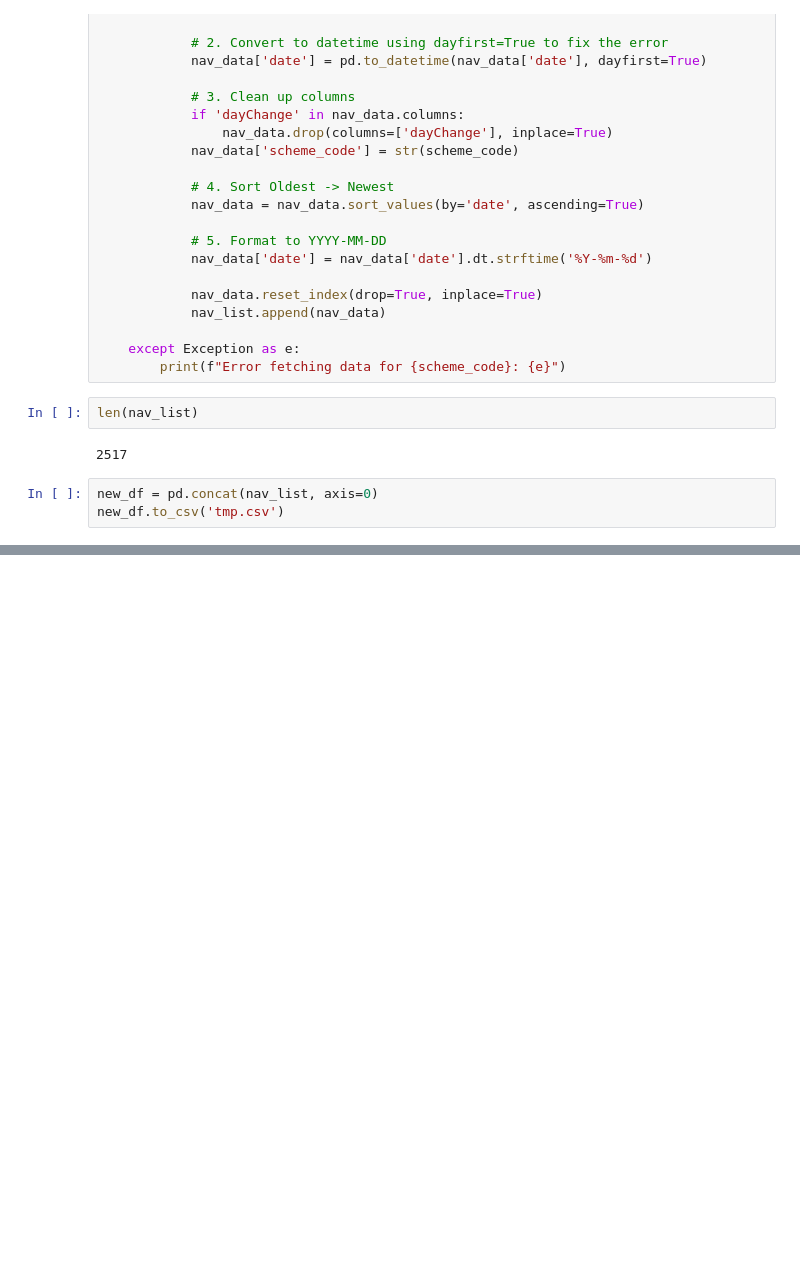
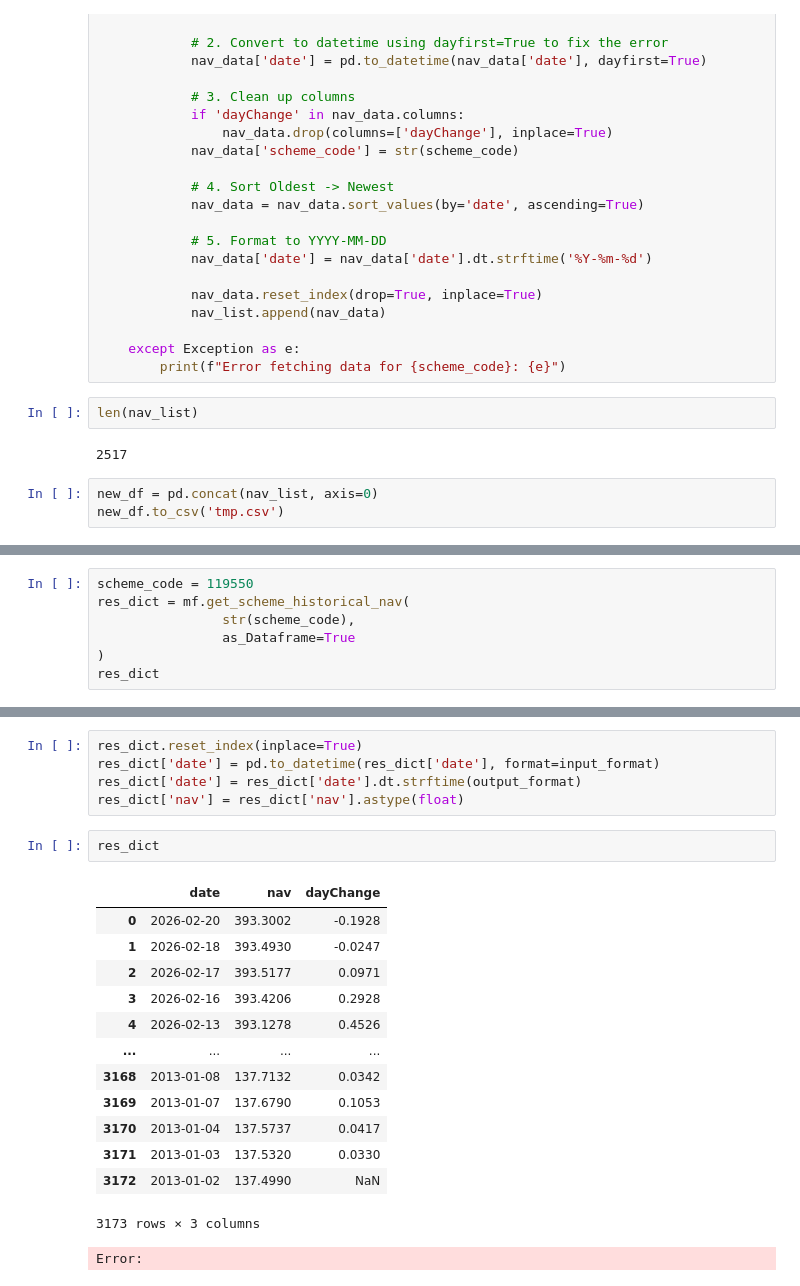
Before and after one commit to prp20/nivesh-mf-platform, a Jupyter notebook: test.ipynb, the cells around one changed output, grey strips where cells are left out. Drawn from its saved outputs; the diff is of its cells as text; blank space fills up the shorter version.

```diff
--- a/test.ipynb
+++ b/test.ipynb
@@ -277,0 +311,7 @@ new_df.to_csv('tmp.csv')
+# %%
+scheme_code = 119550
+res_dict = mf.get_scheme_historical_nav(
+                str(scheme_code),
+                as_Dataframe=True
+)
+res_dict
@@ -277,0 +333,22 @@ new_df.to_csv('tmp.csv')
+# %%
+res_dict.reset_index(inplace=True)
+res_dict['date'] = pd.to_datetime(res_dict['date'], format=input_format)
+res_dict['date'] = res_dict['date'].dt.strftime(output_format)
+res_dict['nav'] = res_dict['nav'].astype(float)
+# %%
+res_dict
+# %% [output]
+|  | date | nav | dayChange |
+| 0 | 2026-02-20 | 393.3002 | -0.1928 |
+| 1 | 2026-02-18 | 393.4930 | -0.0247 |
+| 2 | 2026-02-17 | 393.5177 | 0.0971 |
+| 3 | 2026-02-16 | 393.4206 | 0.2928 |
+| 4 | 2026-02-13 | 393.1278 | 0.4526 |
+| ... | ... | ... | ... |
+| 3168 | 2013-01-08 | 137.7132 | 0.0342 |
+| 3169 | 2013-01-07 | 137.6790 | 0.1053 |
+| 3170 | 2013-01-04 | 137.5737 | 0.0417 |
+| 3171 | 2013-01-03 | 137.5320 | 0.0330 |
+| 3172 | 2013-01-02 | 137.4990 | NaN |
+3173 rows × 3 columns
+Error:
```
Also changed, not shown: parts of 11 cells of this notebook, 9 other files.
